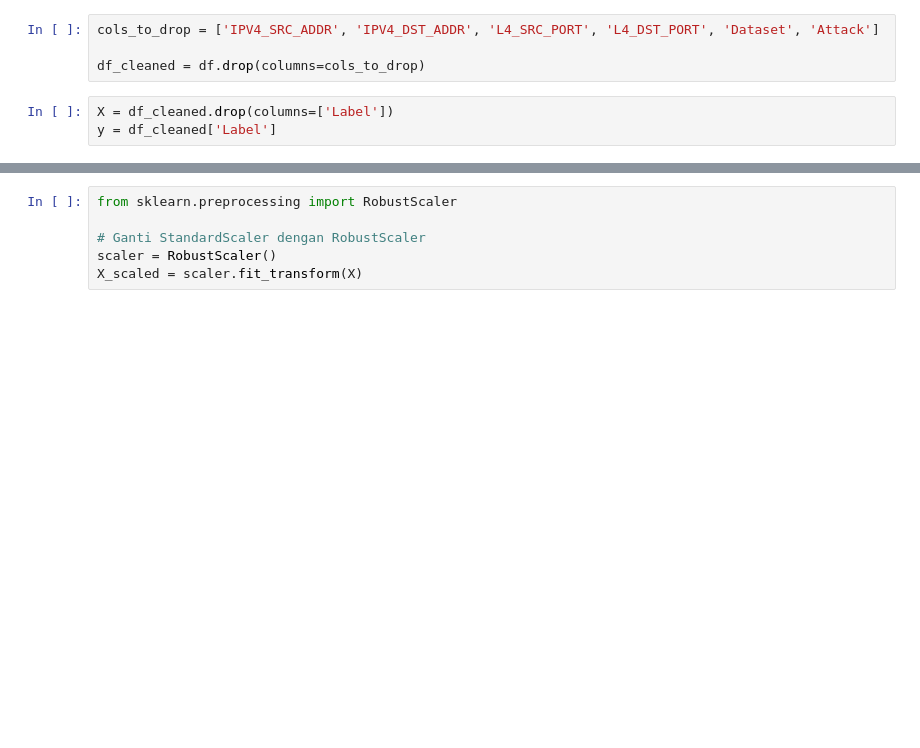
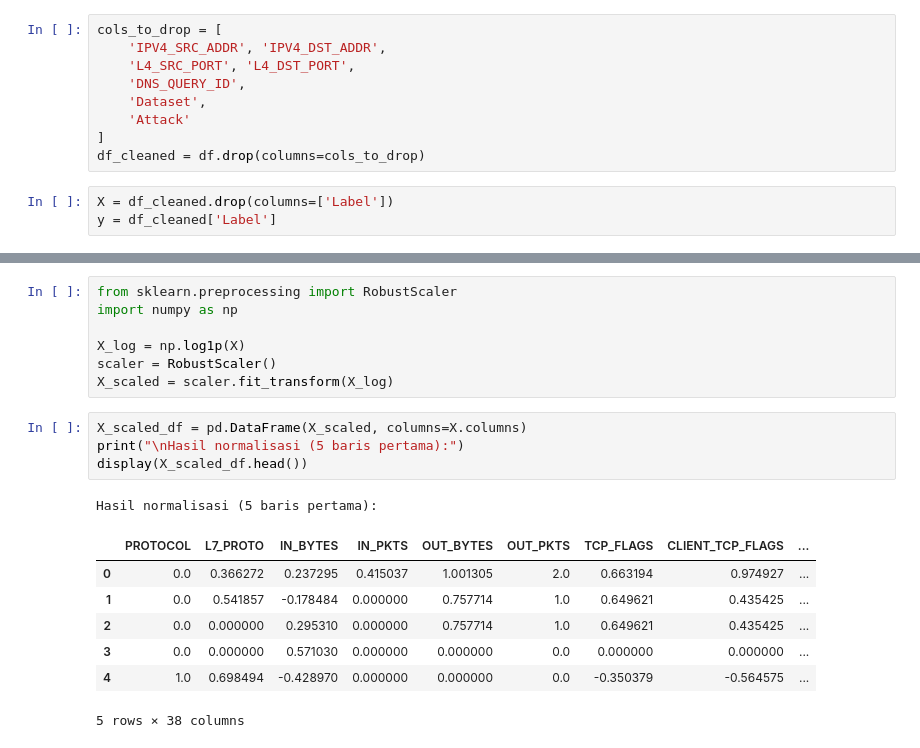
Before and after one commit to n0thing19/NIDS, a Jupyter notebook: notebooks/prototype.ipynb, the cells around one changed output, grey strips where cells are left out. Saved outputs shown, nothing was run; the diff lists cells and outputs as text; blank space fills up the shorter version.

```diff
--- a/notebooks/prototype.ipynb
+++ b/notebooks/prototype.ipynb
@@ -67,8 +49,13 @@ Attack                         0
 Dataset                        0
 dtype: int64
 # %%
-cols_to_drop = ['IPV4_SRC_ADDR', 'IPV4_DST_ADDR', 'L4_SRC_PORT', 'L4_DST_PORT', 'Dataset', 'Attack']
-
+cols_to_drop = [
+    'IPV4_SRC_ADDR', 'IPV4_DST_ADDR',
+    'L4_SRC_PORT', 'L4_DST_PORT',
+    'DNS_QUERY_ID',
+    'Dataset',
+    'Attack'
+]
 df_cleaned = df.drop(columns=cols_to_drop)
 # %%
 X = df_cleaned.drop(columns=['Label'])
@@ -76,6 +83,20 @@ y = df_cleaned['Label']
 # %%
 from sklearn.preprocessing import RobustScaler
+import numpy as np
 
-# Ganti StandardScaler dengan RobustScaler
+X_log = np.log1p(X)
 scaler = RobustScaler()
-X_scaled = scaler.fit_transform(X)
+X_scaled = scaler.fit_transform(X_log)
+# %%
+X_scaled_df = pd.DataFrame(X_scaled, columns=X.columns)
+print("\nHasil normalisasi (5 baris pertama):")
+display(X_scaled_df.head())
+# %% [output]
+Hasil normalisasi (5 baris pertama):
+|  | PROTOCOL | L7_PROTO | IN_BYTES | IN_PKTS | OUT_BYTES | OUT_PKTS | TCP_FLAGS | CLIENT_TCP_FLAGS | ... |
+| 0 | 0.0 | 0.366272 | 0.237295 | 0.415037 | 1.001305 | 2.0 | 0.663194 | 0.974927 | ... |
+| 1 | 0.0 | 0.541857 | -0.178484 | 0.000000 | 0.757714 | 1.0 | 0.649621 | 0.435425 | ... |
+| 2 | 0.0 | 0.000000 | 0.295310 | 0.000000 | 0.757714 | 1.0 | 0.649621 | 0.435425 | ... |
+| 3 | 0.0 | 0.000000 | 0.571030 | 0.000000 | 0.000000 | 0.0 | 0.000000 | 0.000000 | ... |
+| 4 | 1.0 | 0.698494 | -0.428970 | 0.000000 | 0.000000 | 0.0 | -0.350379 | -0.564575 | ... |
+5 rows × 38 columns
```
Also changed, not shown: parts of 14 cells of this notebook, 1 other file.
